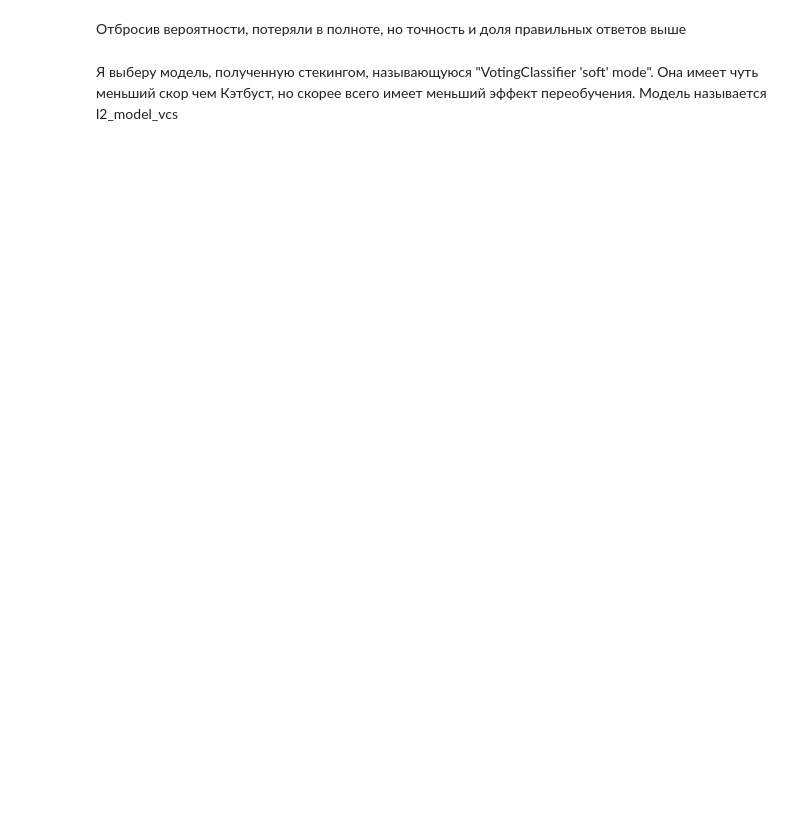
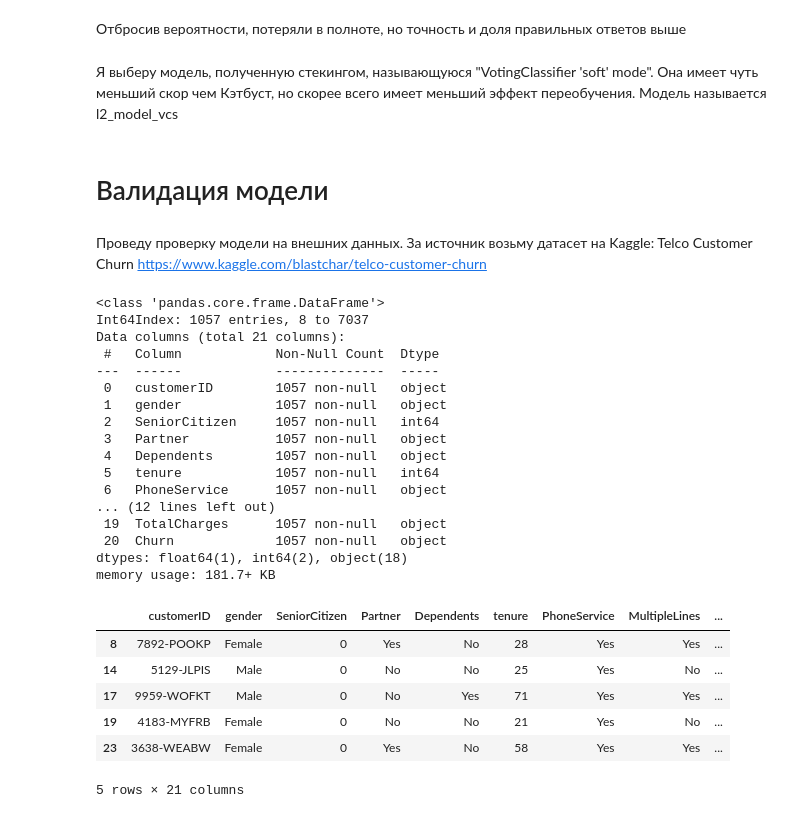
Before and after one commit to ddmitry80/ds_coursework_ml_beginner, a Jupyter notebook: Coursework_ML.ipynb, the cells around one changed output. Cells and saved outputs as stored; diff of their text form; code cells hidden in the pictures; blank space fills up the shorter version.

```diff
--- a/Coursework_ML.ipynb
+++ b/Coursework_ML.ipynb
@@ -990,6 +1010,42 @@ Wall time: 9.01 s
 Отбросив вероятности, потеряли в полноте, но точность и доля правильных ответов выше
 # %% [markdown]
 Я выберу модель, полученную стекингом, называющуюся "VotingClassifier 'soft' mode". Она имеет чуть меньший скор чем Кэтбуст, но скорее всего имеет меньший эффект переобучения. Модель называется l2_model_vcs
+# %% [markdown]
+# Валидация модели
+# %% [markdown]
+Проведу проверку модели на внешних данных. За источник возьму датасет на Kaggle: Telco Customer Churn https://www.kaggle.com/blastchar/telco-customer-churn
+# %%
+# Получаю валидационные данные как разность датасета с Кэггла и датасета от Скиллбокс
+tu_skillbox = pd.read_csv('readonly/telecom_users.csv', index_col=0)
+tu_kaggle = pd.read_csv('readonly/WA_Fn-UseC_-Telco-Customer-Churn.csv')
+data_ver = tu_kaggle[~tu_kaggle['customerID'].isin(tu_skillbox['customerID'])]
+data_ver.info()
+data_ver.head()
+# %% [output]
+<class 'pandas.core.frame.DataFrame'>
+Int64Index: 1057 entries, 8 to 7037
+Data columns (total 21 columns):
+ #   Column            Non-Null Count  Dtype
+---  ------            --------------  -----
+ 0   customerID        1057 non-null   object
+ 1   gender            1057 non-null   object
+ 2   SeniorCitizen     1057 non-null   int64
+ 3   Partner           1057 non-null   object
+ 4   Dependents        1057 non-null   object
+ 5   tenure            1057 non-null   int64
+ 6   PhoneService      1057 non-null   object
+... (12 lines left out)
+ 19  TotalCharges      1057 non-null   object
+ 20  Churn             1057 non-null   object
+dtypes: float64(1), int64(2), object(18)
+memory usage: 181.7+ KB
+|  | customerID | gender | SeniorCitizen | Partner | Dependents | tenure | PhoneService | MultipleLines | ... |
+| 8 | 7892-POOKP | Female | 0 | Yes | No | 28 | Yes | Yes | ... |
+| 14 | 5129-JLPIS | Male | 0 | No | No | 25 | Yes | No | ... |
+| 17 | 9959-WOFKT | Male | 0 | No | Yes | 71 | Yes | Yes | ... |
+| 19 | 4183-MYFRB | Female | 0 | No | No | 21 | Yes | No | ... |
+| 23 | 3638-WEABW | Female | 0 | Yes | No | 58 | Yes | Yes | ... |
+5 rows × 21 columns
 # %%
 # Как использовать дополнительные данные
 
```
Also changed, not shown: parts of 10 cells of this notebook, 1 other file.
